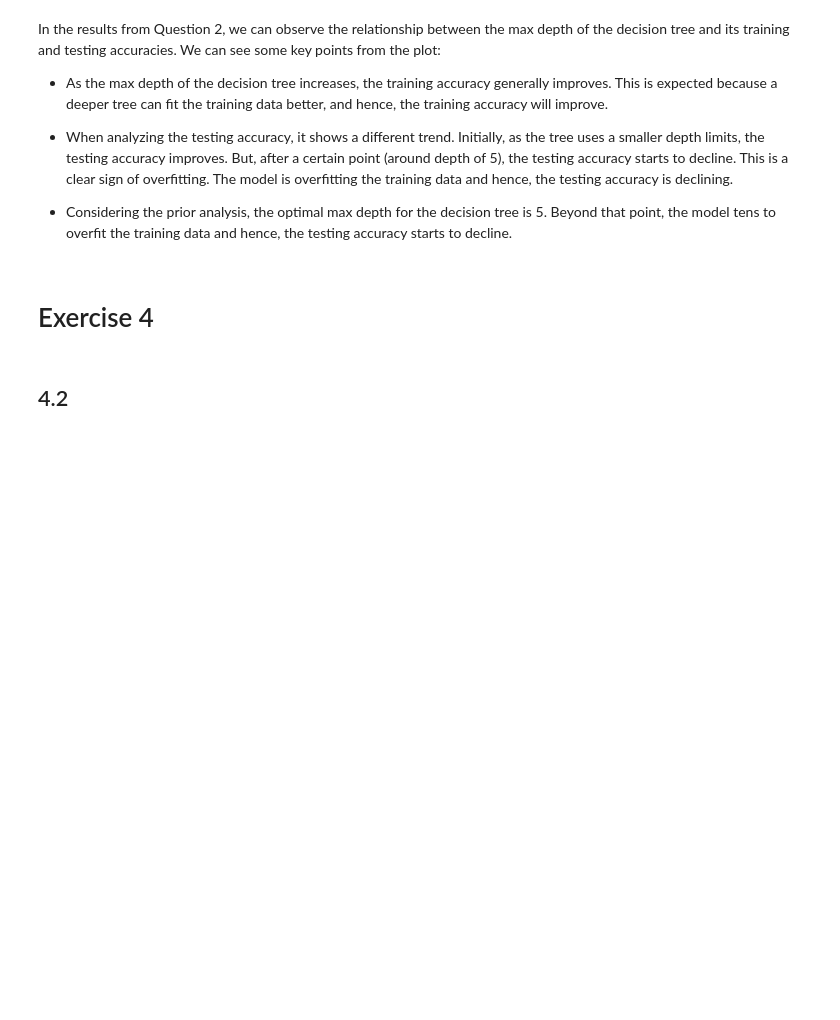
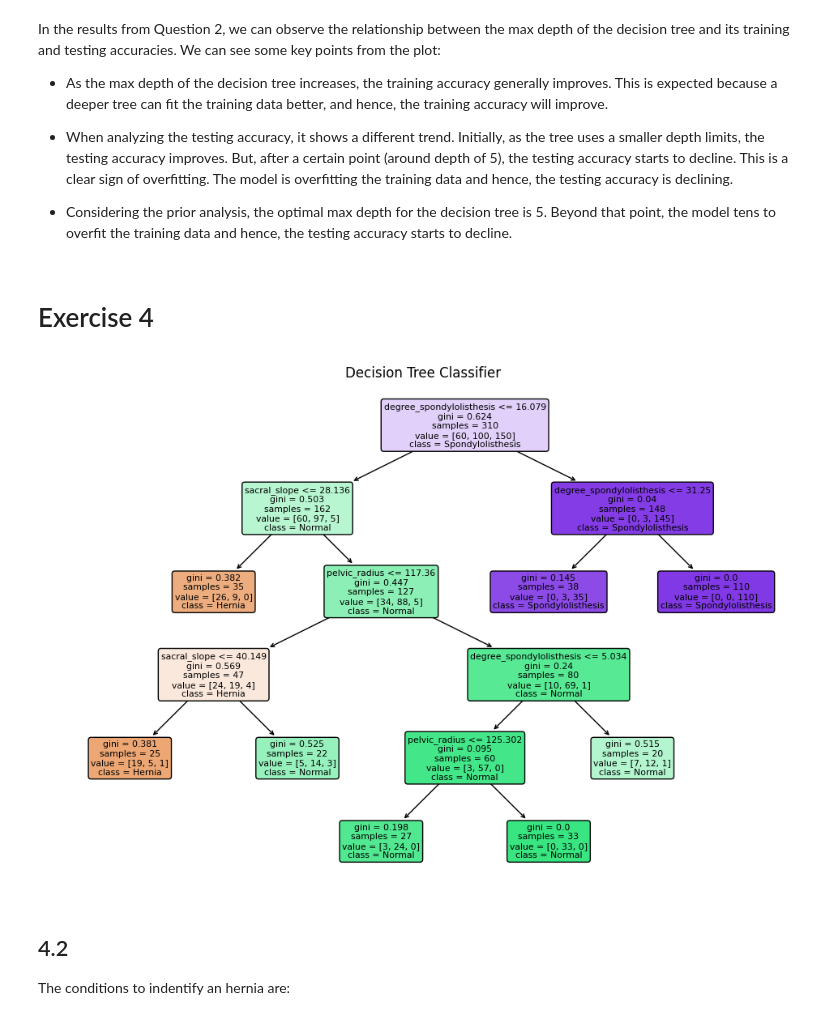
Before and after one commit to pearsang/ML-Homeworks, a Jupyter notebook: Homework-01/G001.ipynb, the cells around one changed output. Saved outputs shown, nothing was run; the diff lists cells and outputs as text; code cells hidden in the pictures; blank space fills up the shorter version.

```diff
--- a/Homework-01/G001.ipynb
+++ b/Homework-01/G001.ipynb
@@ -109,14 +109,17 @@ In the results from Question 2, we can observe the relationship between the max
 # %%
 # Create a Decision Tree Classifier with the specified parameters
 predictor = tree.DecisionTreeClassifier(random_state=0, min_samples_leaf=20)
 
 # Fit the classifier on all available data
 predictor.fit(x, y)
 
 # Plot the decision tree
 plt.figure(figsize=(12, 8))
-tree.plot_tree(predictor, filled=True, feature_names=x.columns.values, class_names=y, rounded=True)
+tree.plot_tree(predictor, filled=True, feature_names=x.columns.values, class_names=predictor.classes_ , rounded=True)
 plt.title("Decision Tree Classifier")
 plt.show()
+# %% [output]
+[figure, added]
 # %% [markdown]
 ## 4.2
+The conditions to indentify an hernia are:
```
